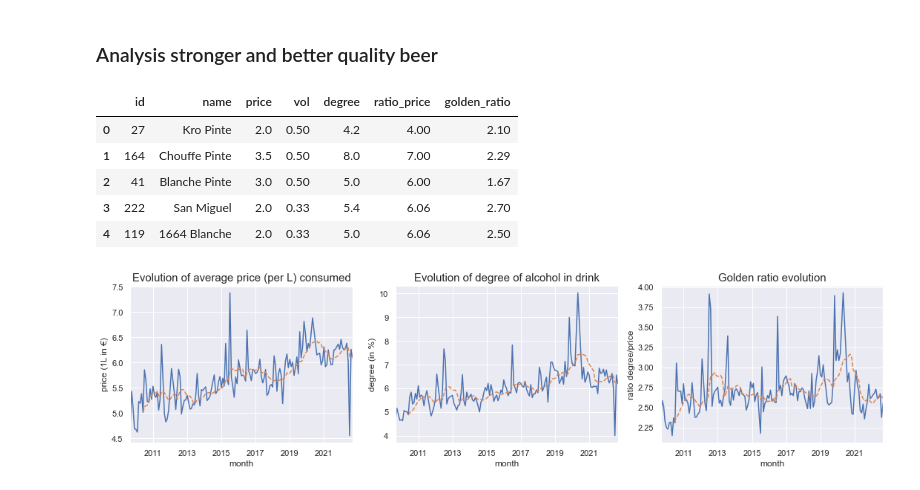
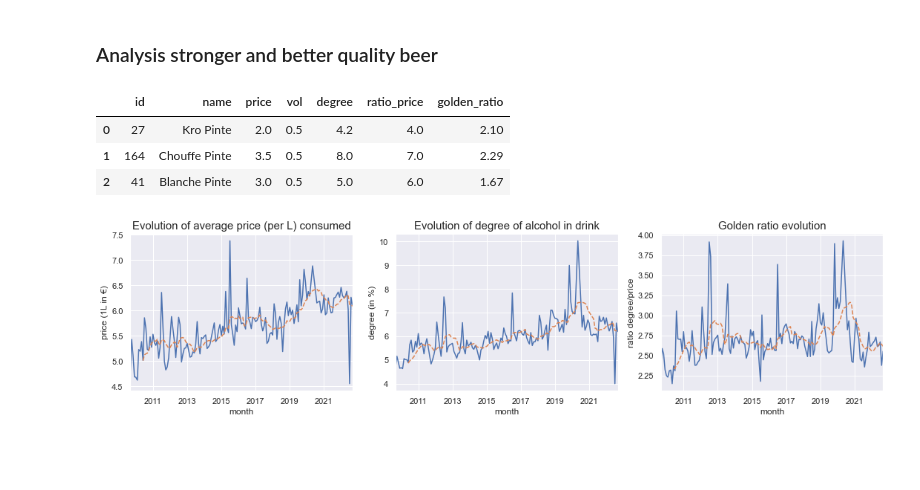
Before and after one commit to r-jaylet/babar_stats, a Jupyter notebook: analysis.ipynb, the cells around one changed output. Saved outputs shown, nothing was run; the diff lists cells and outputs as text; code cells hidden in the pictures; blank space fills up the shorter version.

```diff
--- a/analysis.ipynb
+++ b/analysis.ipynb
@@ -123,14 +104,12 @@ df_beer['ratio_price'] = round(df_beer.price / df_beer.vol, 2)
 df_beer['golden_ratio'] = round(df_beer.degree / df_beer.price, 2)
 df_beer = df_beer.drop('amount', axis=1)
 # %%
-df_beer.head(5)
+df_beer.head(3)
 # %% [output]
 |  | id | name | price | vol | degree | ratio_price | golden_ratio |
-| 0 | 27 | Kro Pinte | 2.0 | 0.50 | 4.2 | 4.00 | 2.10 |
-| 1 | 164 | Chouffe Pinte | 3.5 | 0.50 | 8.0 | 7.00 | 2.29 |
-| 2 | 41 | Blanche Pinte | 3.0 | 0.50 | 5.0 | 6.00 | 1.67 |
-| 3 | 222 | San Miguel | 2.0 | 0.33 | 5.4 | 6.06 | 2.70 |
-| 4 | 119 | 1664 Blanche | 2.0 | 0.33 | 5.0 | 6.06 | 2.50 |
+| 0 | 27 | Kro Pinte | 2.0 | 0.5 | 4.2 | 4.0 | 2.10 |
+| 1 | 164 | Chouffe Pinte | 3.5 | 0.5 | 8.0 | 7.0 | 2.29 |
+| 2 | 41 | Blanche Pinte | 3.0 | 0.5 | 5.0 | 6.0 | 1.67 |
 # %%
 df_beer_purchase = df_purchase[['timestamp', 'product_id', 'customer_id']].merge(df_beer, how='left', left_on='product_id', right_on='id').dropna()
 df_beer_purchase = df_beer_purchase.drop('id', axis=1)
```
Also changed, not shown: parts of 17 cells of this notebook, 2 other files.
